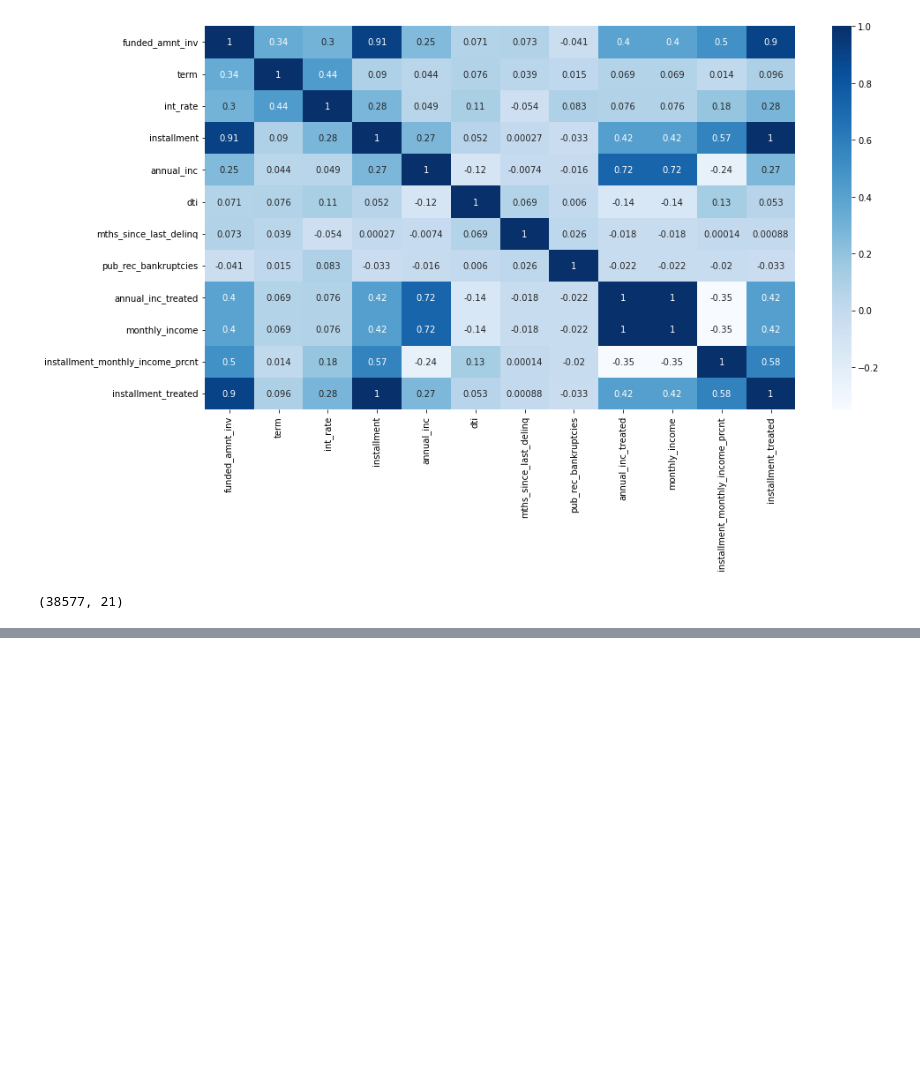
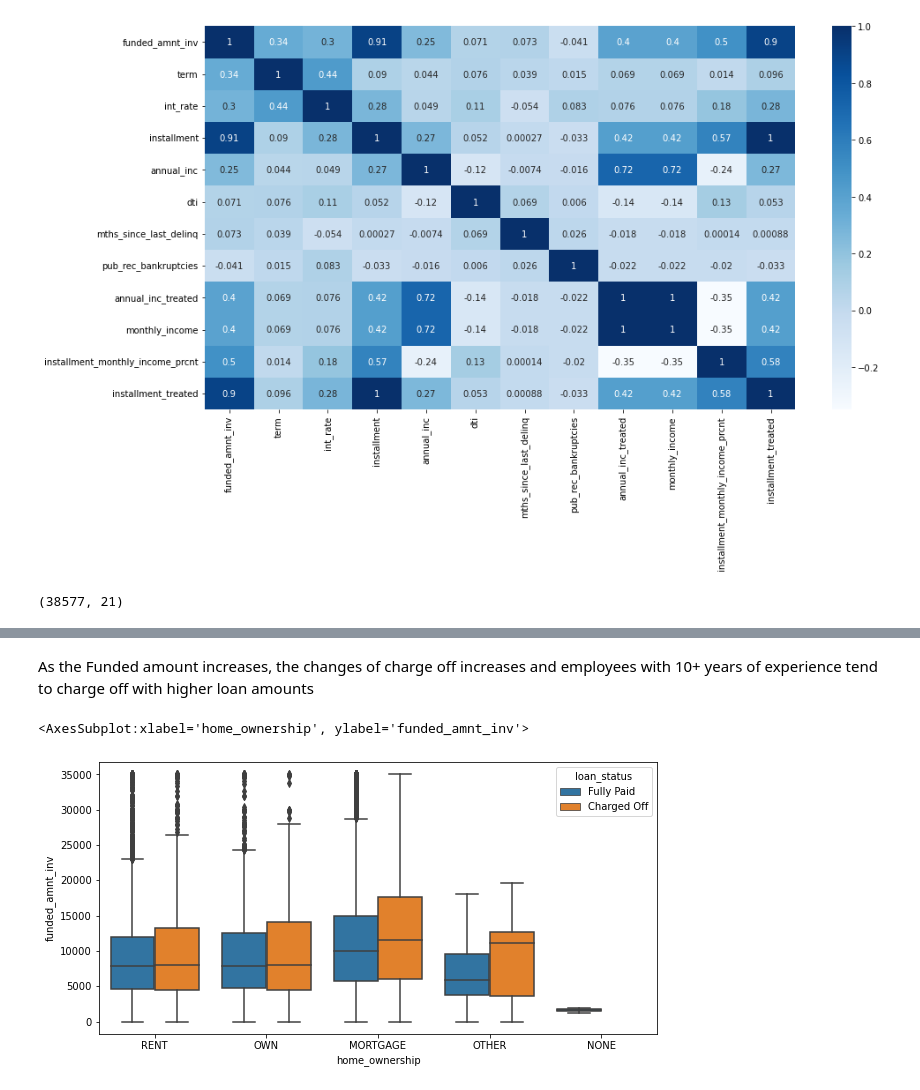
Before and after one commit to GTPrasad/Lending_Club_Case_Study, a Jupyter notebook: Case Study Cleaned.ipynb, the cells around one changed output, grey strips where cells are left out. Drawn from its saved outputs; the diff is of its cells as text; code cells hidden in the pictures; blank space fills up the shorter version.

```diff
--- a/Case Study Cleaned.ipynb
+++ b/Case Study Cleaned.ipynb
@@ -310,0 +322,8 @@ for i in cont_cols_up:
+# %% [markdown]
+As the Funded amount increases, the changes of charge off increases and employees with 10+ years of experience tend to charge off with higher loan amounts
+# %%
+plt.figure(figsize=(10,5))
+sns.boxplot(x='home_ownership',y='funded_amnt_inv',data=df, hue='loan_status')
+# %% [output]
+<AxesSubplot:xlabel='home_ownership', ylabel='funded_amnt_inv'>
+[figure, added]
```
Also changed, not shown: parts of 41 cells of this notebook, 1 other file.
